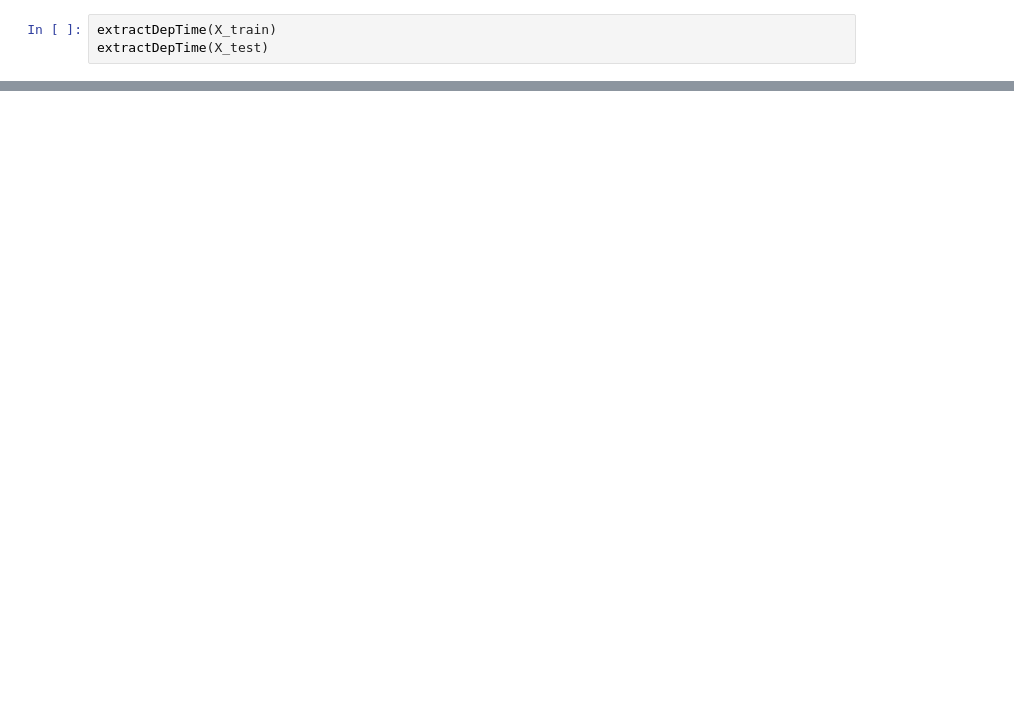
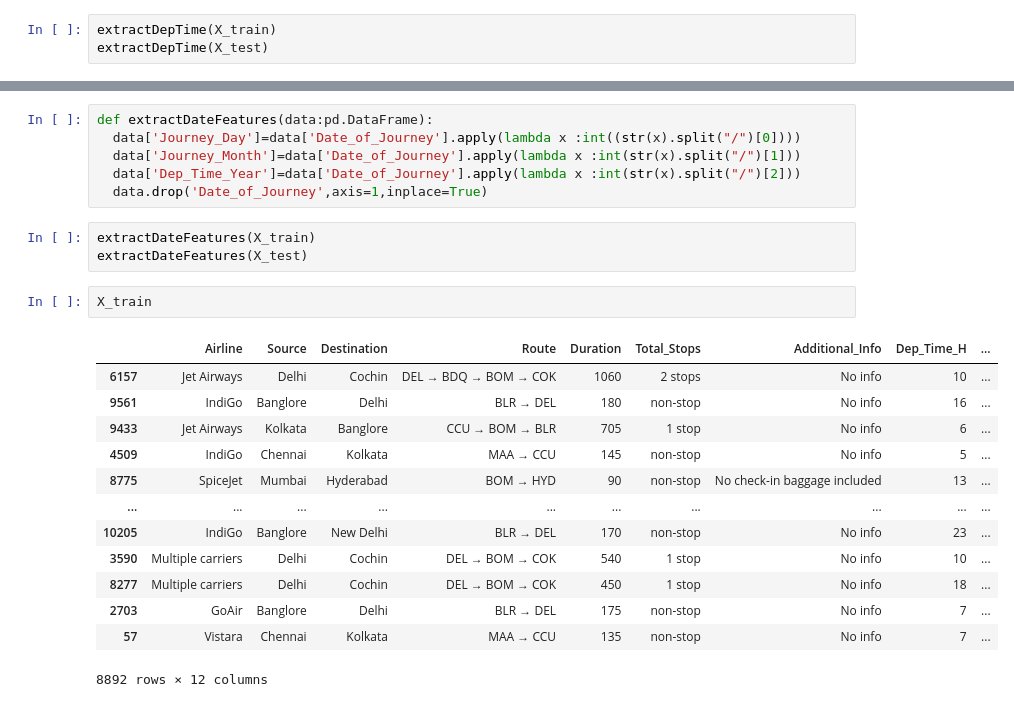
Before and after one commit to Birunthaban/FlightPricePrediction-ML, a Jupyter notebook: model.ipynb, the cells around one changed output, grey strips where cells are left out. Saved outputs shown, nothing was run; the diff lists cells and outputs as text; blank space fills up the shorter version.

Commit message:
extract date feature into day month year columns

```diff
--- a/model.ipynb
+++ b/model.ipynb
@@ -206,2 +207,27 @@ Index(['Airline', 'Date_of_Journey', 'Source', 'Destination', 'Route',
        'Dep_Time_M'],
       dtype='object')
+# %%
+def extractDateFeatures(data:pd.DataFrame):
+  data['Journey_Day']=data['Date_of_Journey'].apply(lambda x :int((str(x).split("/")[0])))
+  data['Journey_Month']=data['Date_of_Journey'].apply(lambda x :int(str(x).split("/")[1]))
+  data['Dep_Time_Year']=data['Date_of_Journey'].apply(lambda x :int(str(x).split("/")[2]))
+  data.drop('Date_of_Journey',axis=1,inplace=True)
+# %%
+extractDateFeatures(X_train)
+extractDateFeatures(X_test)
+# %%
+X_train
+# %% [output]
+|  | Airline | Source | Destination | Route | Duration | Total_Stops | Additional_Info | Dep_Time_H | ... |
+| 6157 | Jet Airways | Delhi | Cochin | DEL → BDQ → BOM → COK | 1060 | 2 stops | No info | 10 | ... |
+| 9561 | IndiGo | Banglore | Delhi | BLR → DEL | 180 | non-stop | No info | 16 | ... |
+| 9433 | Jet Airways | Kolkata | Banglore | CCU → BOM → BLR | 705 | 1 stop | No info | 6 | ... |
+| 4509 | IndiGo | Chennai | Kolkata | MAA → CCU | 145 | non-stop | No info | 5 | ... |
+| 8775 | SpiceJet | Mumbai | Hyderabad | BOM → HYD | 90 | non-stop | No check-in baggage included | 13 | ... |
+| ... | ... | ... | ... | ... | ... | ... | ... | ... | ... |
+| 10205 | IndiGo | Banglore | New Delhi | BLR → DEL | 170 | non-stop | No info | 23 | ... |
+| 3590 | Multiple carriers | Delhi | Cochin | DEL → BOM → COK | 540 | 1 stop | No info | 10 | ... |
+| 8277 | Multiple carriers | Delhi | Cochin | DEL → BOM → COK | 450 | 1 stop | No info | 18 | ... |
+| 2703 | GoAir | Banglore | Delhi | BLR → DEL | 175 | non-stop | No info | 7 | ... |
+| 57 | Vistara | Chennai | Kolkata | MAA → CCU | 135 | non-stop | No info | 7 | ... |
+8892 rows × 12 columns
```
Also changed, not shown: parts of 2 cells of this notebook.
